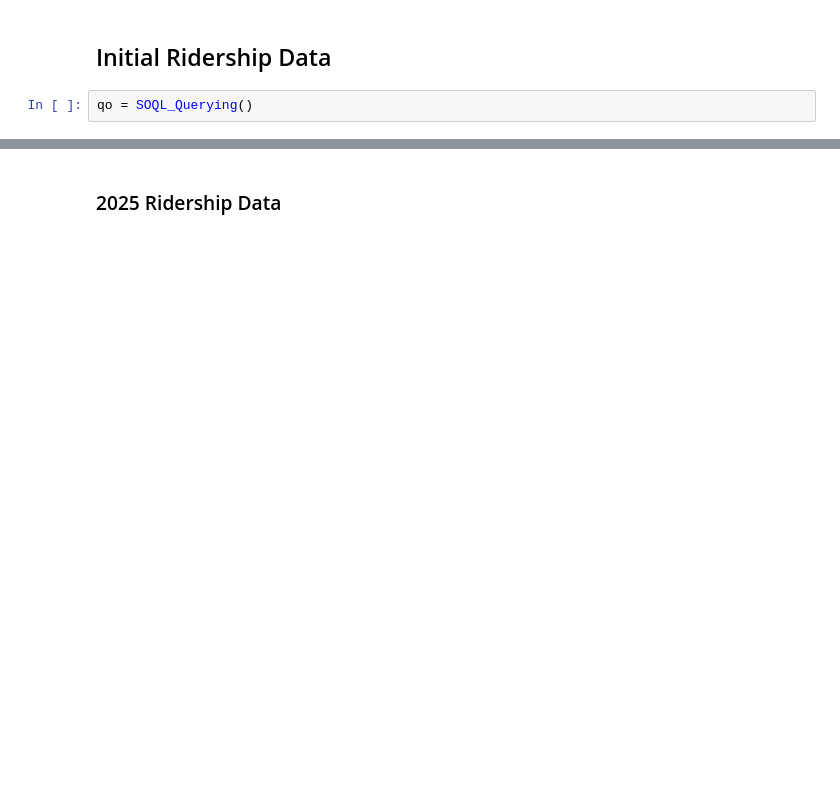
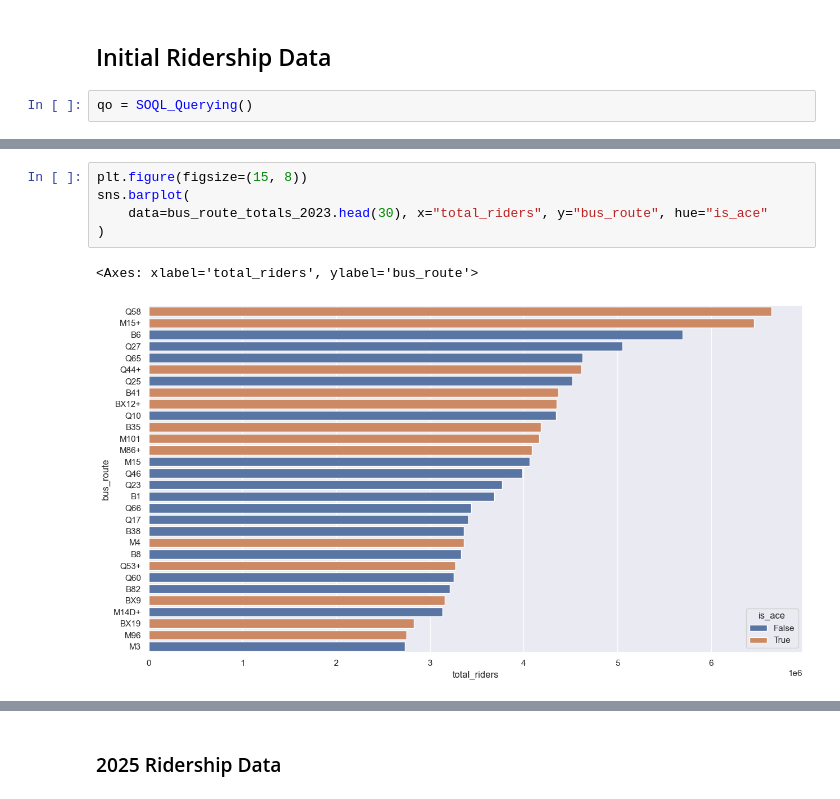
Before and after one commit to MHC-Datathon/Data-Lions, a Jupyter notebook: notebooks/part-2-notebooks/eda-2.ipynb, the cells around one changed output, grey strips where cells are left out. Drawn from its saved outputs; the diff is of its cells as text; blank space fills up the shorter version.

```diff
--- a/notebooks/part-2-notebooks/eda-2.ipynb
+++ b/notebooks/part-2-notebooks/eda-2.ipynb
@@ -101,0 +205,8 @@ routes.head()
+# %%
+plt.figure(figsize=(15, 8))
+sns.barplot(
+    data=bus_route_totals_2023.head(30), x="total_riders", y="bus_route", hue="is_ace"
+)
+# %% [output]
+<Axes: xlabel='total_riders', ylabel='bus_route'>
+[figure, added]
```
Also changed, not shown: parts of 57 cells of this notebook, 2 other files.
